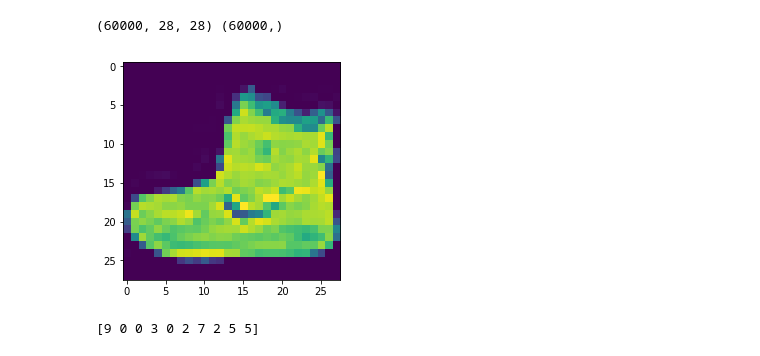
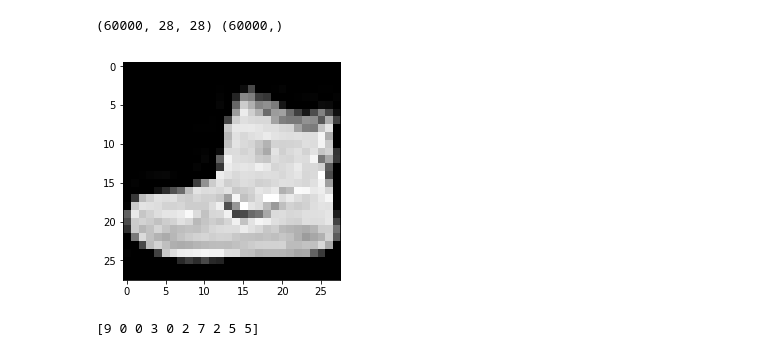
Before and after one commit to rickiepark/do-it-dl, a Jupyter notebook: Ch07.ipynb, the cells around one changed output. Cells and saved outputs as stored; diff of their text form; code cells hidden in the pictures.

```diff
--- a/Ch07.ipynb
+++ b/Ch07.ipynb
@@ -143,10 +142,10 @@ print(x_train_all.shape, y_train_all.shape)
 # %%
 import matplotlib.pyplot as plt
 # %%
-plt.imshow(x_train_all[0])
+plt.imshow(x_train_all[0], cmap='gray')
 plt.show()
 # %% [output]
-[figure, old version]
+[figure, new version]
 # %%
 print(y_train_all[:10])
 # %% [output]
```
Also changed, not shown: parts of 13 cells of this notebook, 1 other file.
